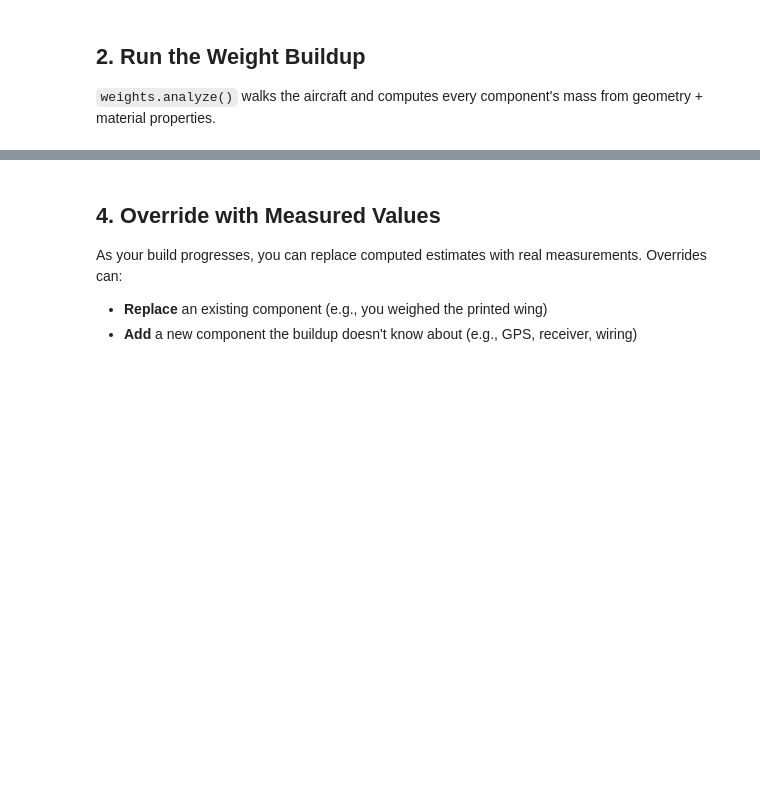
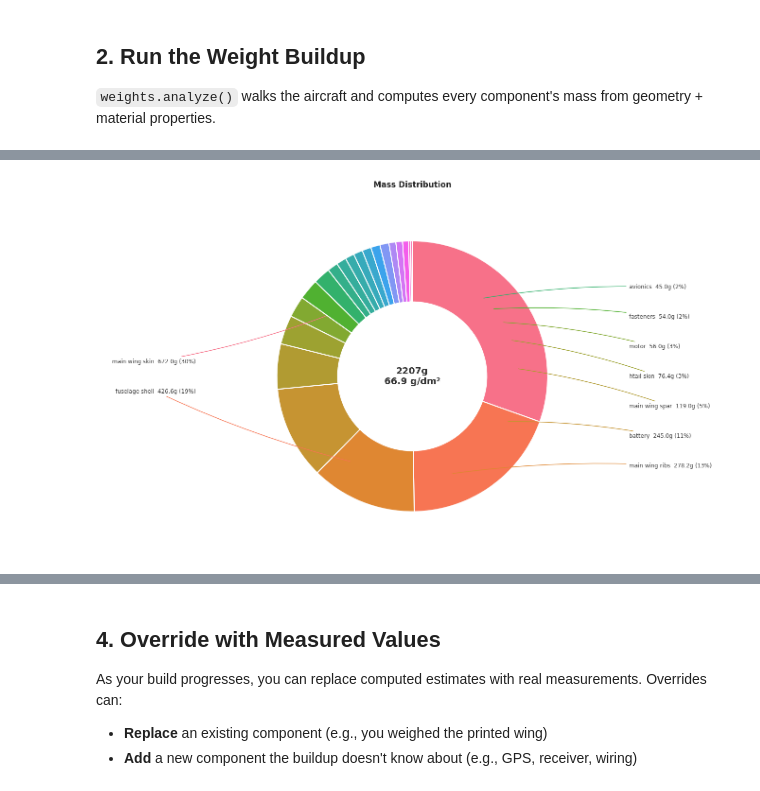
Before and after one commit to KasparStepan/AerisPlane, a Jupyter notebook: tutorials/02_weight_buildup.ipynb, the cells around one changed output, grey strips where cells are left out. Saved outputs shown, nothing was run; the diff lists cells and outputs as text; code cells hidden in the pictures; blank space fills up the shorter version.

```diff
--- a/tutorials/02_weight_buildup.ipynb
+++ b/tutorials/02_weight_buildup.ipynb
@@ -208,0 +213,5 @@ fig = result.plot()
+# %%
+# Donut chart — mass distribution with callout labels
+fig = result.plot_distribution()
+# %% [output]
+[figure, added]
```
Also changed, not shown: parts of 10 cells of this notebook, 1 other file.
